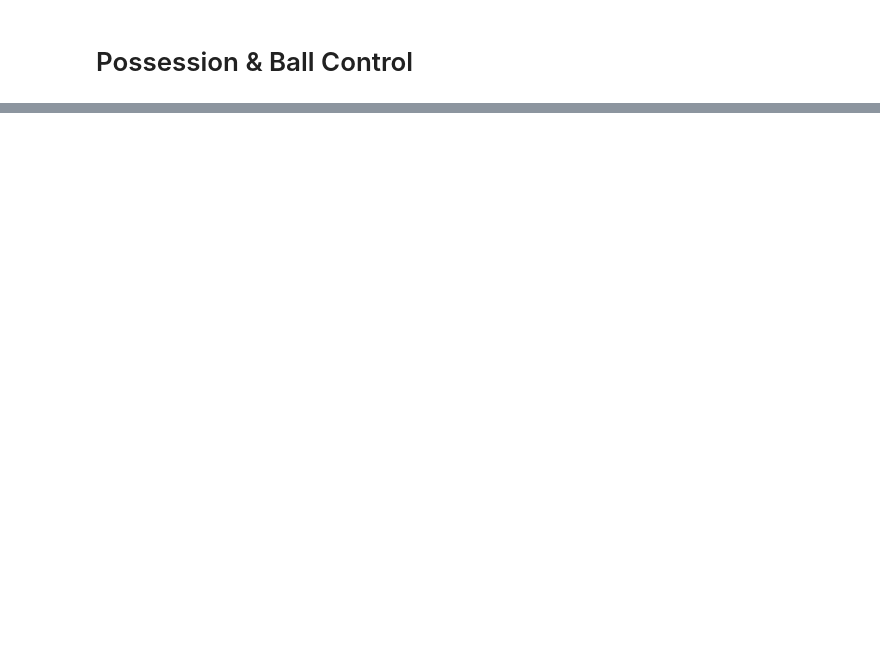
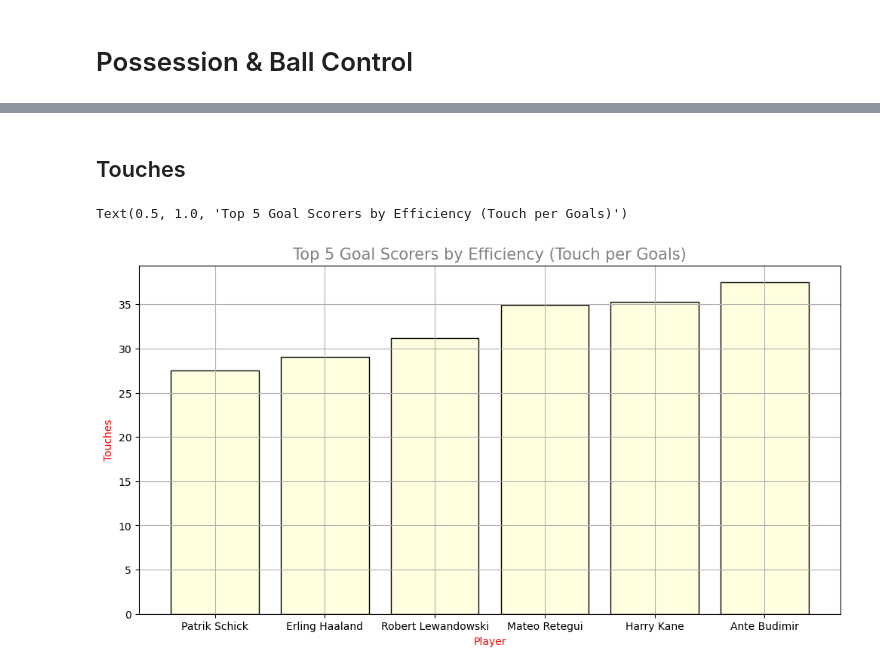
Before and after one commit to Hamza-rami/football-stats-analytics, a Jupyter notebook: project6.ipynb, the cells around one changed output, grey strips where cells are left out. Cells and saved outputs as stored; diff of their text form; code cells hidden in the pictures; blank space fills up the shorter version.

```diff
--- a/project6.ipynb
+++ b/project6.ipynb
@@ -7,6 +7,5 @@ import numpy as np
 
 # import data
 df = pd.read_csv("players_data-2024_2025.csv")
-df.fillna(0, inplace=True)
 # %% [output]
 Matplotlib is building the font cache; this may take a moment.
@@ -13,0 +12,4 @@ ModuleNotFoundError: No module named 'pandas'
+# %%
+Comp = df['Comp'].value_counts().head(5).index
+df_top5_comp = df[df['Comp'].isin(Comp)]
+df_top5_comp
@@ -13,0 +30,19 @@ ModuleNotFoundError: No module named 'pandas'
+# %% [markdown]
+## Touches
+# %%
+df_top5_comp_filtered = df_top5_comp[df_top5_comp['Gls'] > 20].copy()
+
+df_top5_comp_filtered['Touches_per_goal'] = df_top5_comp_filtered['Touches'] / df_top5_comp_filtered['Gls']
+
+top_scorers = df_top5_comp_filtered[['Player', 'Gls', 'Touches', 'Touches_per_goal']].sort_values(by='Touches_per_goal').head(6)
+
+
+plt.figure(figsize=(12,6))
+plt.bar(top_scorers['Player'], top_scorers['Touches_per_goal'], color='lightyellow', edgecolor='black')
+plt.grid()
+plt.xlabel('Player', size=10, color='red')
+plt.ylabel('Touches', size=10, color='red')
+plt.title('Top 5 Goal Scorers by Efficiency (Touch per Goals)', color='grey', size=15)
+# %% [output]
+Text(0.5, 1.0, 'Top 5 Goal Scorers by Efficiency (Touch per Goals)')
+[figure, added]
```
Also changed, not shown: parts of 5 cells of this notebook, 1 other file.
